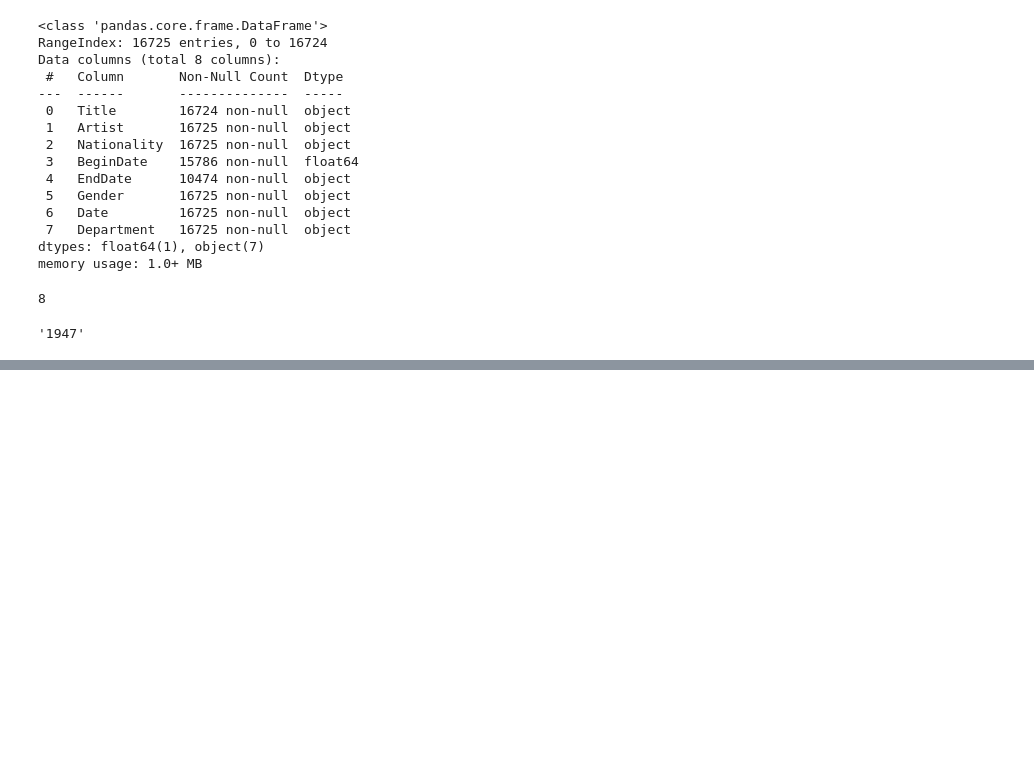
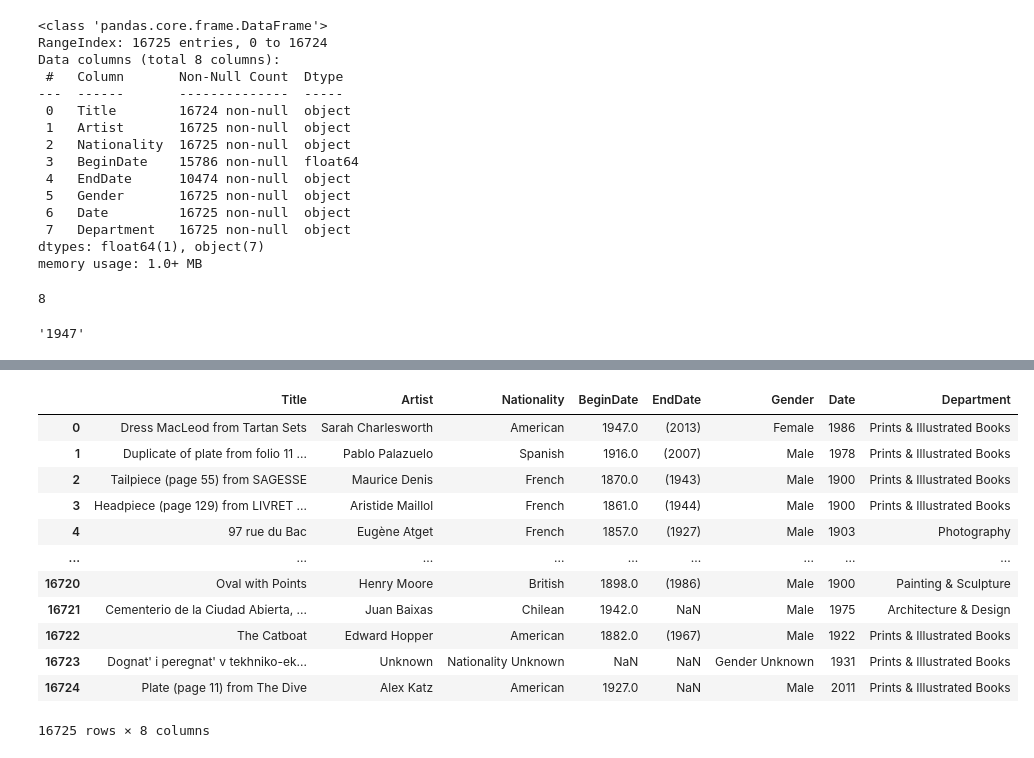
Before and after one commit to Abdulrehman512/Data-Science-AI, a Jupyter notebook: Applied_Pandas/Cleaning_&_Preparing_Data/index.ipynb, the cells around one changed output, grey strips where cells are left out. Drawn from its saved outputs; the diff is of its cells as text; code cells hidden in the pictures; blank space fills up the shorter version.

```diff
--- a/Applied_Pandas/Cleaning_&_Preparing_Data/index.ipynb
+++ b/Applied_Pandas/Cleaning_&_Preparing_Data/index.ipynb
@@ -346,0 +410,3 @@ date
+# %%
+yr1 = lst[0]
+yr2 = lst[1]
@@ -346,0 +417,7 @@ date
+# %%
+yr1 = int(yr1)
+yr2 = int(yr2)
+
+yr = (yr1+yr2)/2
+
+round(yr)
@@ -346,0 +441,10 @@ date
+# %%
+def int_date(date):
+    if "-" in date: # membership operator
+        lst = new_date.split("-")
+        yr1 = int(lst[0])
+        yr2 = int(lst[1])
+        date = round((yr1+yr2)/2)
+    else:
+        date = int(date)
+    return date
@@ -346,0 +492,18 @@ date
+# %%
+arts["Date"] = arts["Date"].apply(int_date)
+# %%
+arts
+# %% [output]
+|  | Title | Artist | Nationality | BeginDate | EndDate | Gender | Date | Department |
+| 0 | Dress MacLeod from Tartan Sets | Sarah Charlesworth | American | 1947.0 | (2013) | Female | 1986 | Prints & Illustrated Books |
+| 1 | Duplicate of plate from folio 11 ... | Pablo Palazuelo | Spanish | 1916.0 | (2007) | Male | 1978 | Prints & Illustrated Books |
+| 2 | Tailpiece (page 55) from SAGESSE | Maurice Denis | French | 1870.0 | (1943) | Male | 1900 | Prints & Illustrated Books |
+| 3 | Headpiece (page 129) from LIVRET ... | Aristide Maillol | French | 1861.0 | (1944) | Male | 1900 | Prints & Illustrated Books |
+| 4 | 97 rue du Bac | Eugène Atget | French | 1857.0 | (1927) | Male | 1903 | Photography |
+| ... | ... | ... | ... | ... | ... | ... | ... | ... |
+| 16720 | Oval with Points | Henry Moore | British | 1898.0 | (1986) | Male | 1900 | Painting & Sculpture |
+| 16721 | Cementerio de la Ciudad Abierta, ... | Juan Baixas | Chilean | 1942.0 | NaN | Male | 1975 | Architecture & Design |
+| 16722 | The Catboat | Edward Hopper | American | 1882.0 | (1967) | Male | 1922 | Prints & Illustrated Books |
+| 16723 | Dognat' i peregnat' v tekhniko-ek... | Unknown | Nationality Unknown | NaN | NaN | Gender Unknown | 1931 | Prints & Illustrated Books |
+| 16724 | Plate (page 11) from The Dive | Alex Katz | American | 1927.0 | NaN | Male | 2011 | Prints & Illustrated Books |
+16725 rows × 8 columns
```
Also changed, not shown: parts of 16 cells of this notebook, 1 other file.
